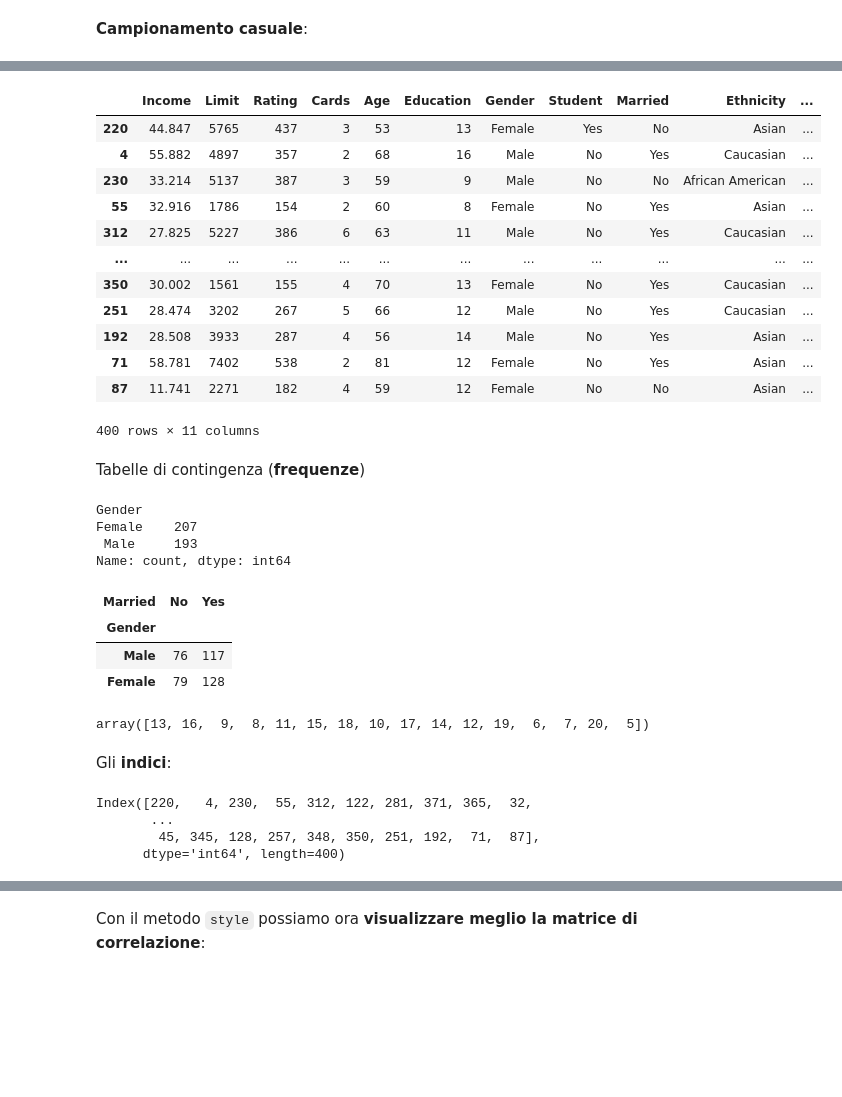
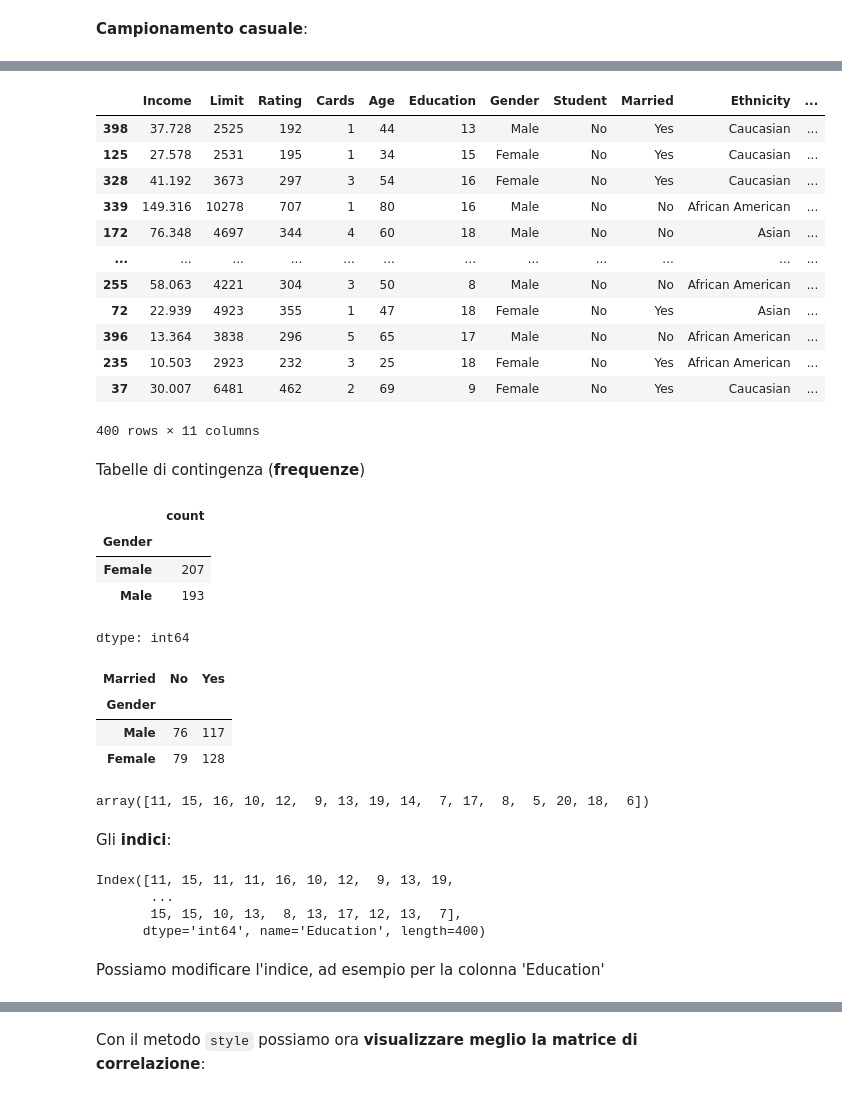
Before and after one commit to antonio-corsi/Corso-Python-Aula-Mediolanum, a Jupyter notebook: Dataframe.ipynb, the cells around one changed output, grey strips where cells are left out. Saved outputs shown, nothing was run; the diff lists cells and outputs as text; code cells hidden in the pictures; blank space fills up the shorter version.

```diff
--- a/Dataframe.ipynb
+++ b/Dataframe.ipynb
@@ -214,51 +300,62 @@ df.sample(n=10, random_state=100)
 # %%
-n = df.shape[0]    # il numero di righe del dataframe
-df = df.sample(n,random_state=1000)   # il trucco è qua, il campionamento è fatto su TUTTE le righe, e quindi costituisce uno shuffling
-display(df)
+n = df.shape[0]                           # il numero di righe del dataframe
+df_sample = df.sample(n,random_state=1)   # il trucco è qua, il campionamento è fatto su TUTTE le righe,
+                                          # SENZA RI-IMMISSIONE del cliente estratto nell'urna (il dataframe),
+                                          #  e quindi costituisce uno shuffling
+display(df_sample)
 # %% [output]
 |  | Income | Limit | Rating | Cards | Age | Education | Gender | Student | Married | Ethnicity | ... |
-| 220 | 44.847 | 5765 | 437 | 3 | 53 | 13 | Female | Yes | No | Asian | ... |
-| 4 | 55.882 | 4897 | 357 | 2 | 68 | 16 | Male | No | Yes | Caucasian | ... |
-| 230 | 33.214 | 5137 | 387 | 3 | 59 | 9 | Male | No | No | African American | ... |
-| 55 | 32.916 | 1786 | 154 | 2 | 60 | 8 | Female | No | Yes | Asian | ... |
-| 312 | 27.825 | 5227 | 386 | 6 | 63 | 11 | Male | No | Yes | Caucasian | ... |
+| 398 | 37.728 | 2525 | 192 | 1 | 44 | 13 | Male | No | Yes | Caucasian | ... |
+| 125 | 27.578 | 2531 | 195 | 1 | 34 | 15 | Female | No | Yes | Caucasian | ... |
+| 328 | 41.192 | 3673 | 297 | 3 | 54 | 16 | Female | No | Yes | Caucasian | ... |
+| 339 | 149.316 | 10278 | 707 | 1 | 80 | 16 | Male | No | No | African American | ... |
+| 172 | 76.348 | 4697 | 344 | 4 | 60 | 18 | Male | No | No | Asian | ... |
 | ... | ... | ... | ... | ... | ... | ... | ... | ... | ... | ... | ... |
-| 350 | 30.002 | 1561 | 155 | 4 | 70 | 13 | Female | No | Yes | Caucasian | ... |
-| 251 | 28.474 | 3202 | 267 | 5 | 66 | 12 | Male | No | Yes | Caucasian | ... |
-| 192 | 28.508 | 3933 | 287 | 4 | 56 | 14 | Male | No | Yes | Asian | ... |
-| 71 | 58.781 | 7402 | 538 | 2 | 81 | 12 | Female | No | Yes | Asian | ... |
-| 87 | 11.741 | 2271 | 182 | 4 | 59 | 12 | Female | No | No | Asian | ... |
+| 255 | 58.063 | 4221 | 304 | 3 | 50 | 8 | Male | No | No | African American | ... |
+| 72 | 22.939 | 4923 | 355 | 1 | 47 | 18 | Female | No | Yes | Asian | ... |
+| 396 | 13.364 | 3838 | 296 | 5 | 65 | 17 | Male | No | No | African American | ... |
+| 235 | 10.503 | 2923 | 232 | 3 | 25 | 18 | Female | No | Yes | African American | ... |
+| 37 | 30.007 | 6481 | 462 | 2 | 69 | 9 | Female | No | Yes | Caucasian | ... |
 400 rows × 11 columns
 # %% [markdown]
 Tabelle di contingenza (**frequenze**)
 # %%
-df['Gender'].value_counts
+# df['Gender'].value_counts
 df['Gender'].value_counts()
 # %% [output]
+|  | count |
+| Gender |  |
+| Female | 207 |
+| Male | 193 |
-Gender
-Female    207
- Male     193
-Name: count, dtype: int64
+dtype: int64
-# %%
-pd.crosstab(index=df['Gender'],columns=df['Married'])
-# %% [output]
-| Married | No | Yes |
-| Gender |  |  |
-| Male | 76 | 117 |
-| Female | 79 | 128 |
+# %%
+# questo NON è un METODO ma è una FUNZIONE
+# un metodo si può applicare solo agli oggetti (cioè variabili) di una CERTA CLASSE,
+# il concetto di funzione è più ampio e meno restrittivo
+# 'pd.crosstab' è una FUNZIONE
+pd.crosstab(index=df['Gender'],columns=df['Married'])
+# %% [output]
+| Married | No | Yes |
+| Gender |  |  |
+| Male | 76 | 117 |
+| Female | 79 | 128 |
 # %%
 df['Education'].unique()
 # %% [output]
-array([13, 16,  9,  8, 11, 15, 18, 10, 17, 14, 12, 19,  6,  7, 20,  5])
+array([11, 15, 16, 10, 12,  9, 13, 19, 14,  7, 17,  8,  5, 20, 18,  6])
 # %% [markdown]
 Gli **indici**:
-# %%
-df.index
-# %% [output]
-Index([220,   4, 230,  55, 312, 122, 281, 371, 365,  32,
-       ...
-        45, 345, 128, 257, 348, 350, 251, 192,  71,  87],
-      dtype='int64', length=400)
+# %%
+df.index         # quello CORRENTE, non necessariamente quello INIZIALE creato automaticamente
+                 # da pandas (un progressivo da 0 in poi)
+                 # l'indice serve a velocizzare gli accessi.
+# %% [output]
+Index([11, 15, 11, 11, 16, 10, 12,  9, 13, 19,
+       ...
+       15, 15, 10, 13,  8, 13, 17, 12, 13,  7],
+      dtype='int64', name='Education', length=400)
+# %% [markdown]
+Possiamo modificare l'indice, ad esempio per la colonna 'Education'
 # %%
 df.set_index('Education',inplace=True)
 df
```
Also changed, not shown: parts of 61 cells of this notebook.
